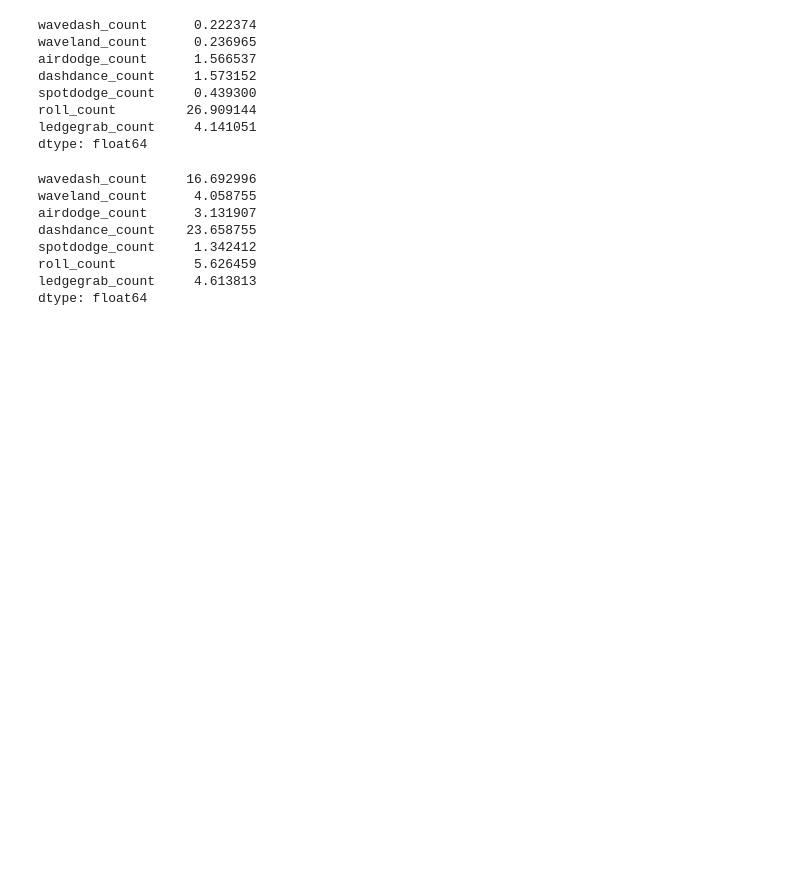
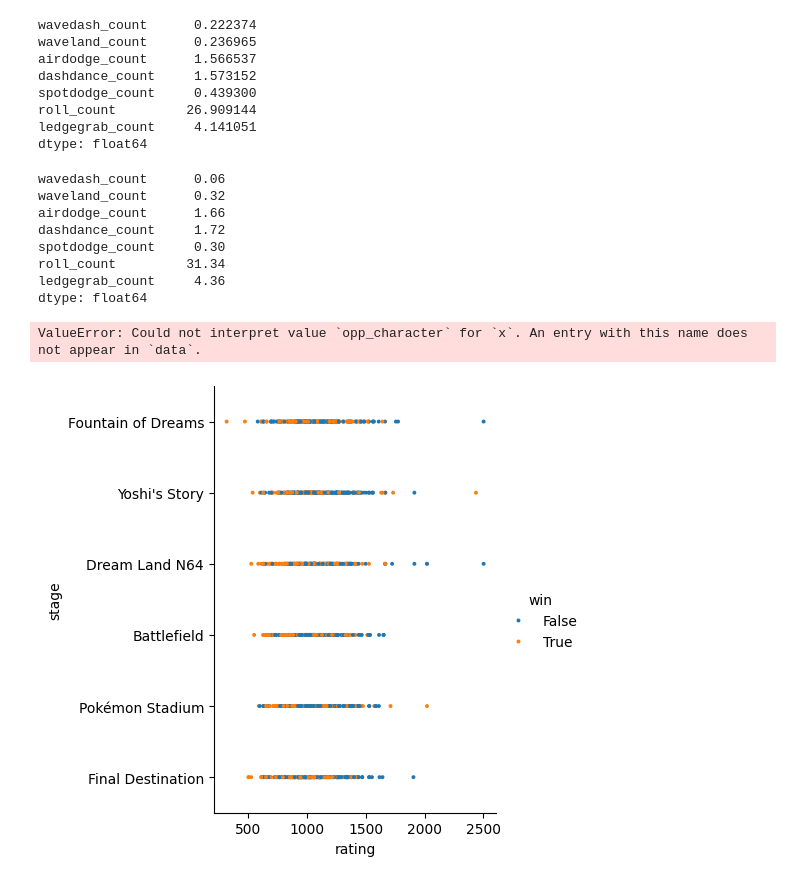
Before and after one commit to EvanBurchard/blempamhmuuuuummm, a Jupyter notebook: melee_stats.ipynb, the cells around one changed output. Cells and saved outputs as stored; diff of their text form; code cells hidden in the pictures; blank space fills up the shorter version.

Commit message:
pulling opponent data

```diff
--- a/melee_stats.ipynb
+++ b/melee_stats.ipynb
@@ -168,13 +171,13 @@ roll_count         26.909144
 ledgegrab_count     4.141051
 dtype: float64
 # %%
-bph.avg_shmove_counts(completed_games, my_id, False)
+bph.avg_shmove_counts(recent, my_id)
 # %% [output]
-wavedash_count     16.692996
-waveland_count      4.058755
-airdodge_count      3.131907
-dashdance_count    23.658755
-spotdodge_count     1.342412
-roll_count          5.626459
-ledgegrab_count     4.613813
+wavedash_count      0.06
+waveland_count      0.32
+airdodge_count      1.66
+dashdance_count     1.72
+spotdodge_count     0.30
+roll_count         31.34
+ledgegrab_count     4.36
 dtype: float64
@@ -180,0 +194,3 @@ dtype: float64
+# %%
+my_connect_code = "WITH#0"
+ranked_player_games = bph.games_with_ranked_opponents(completed_games, my_connect_code)
@@ -180,0 +199,6 @@ dtype: float64
+# %%
+bph.stage_cat_viz(ranked_player_games)
+bph.opp_char_cat_viz(ranked_player_games)
+# %% [output]
+ValueError: Could not interpret value `opp_character` for `x`. An entry with this name does not appear in `data`.
+[figure, added]
```
Also changed, not shown: parts of 10 cells of this notebook, 4 other files.
